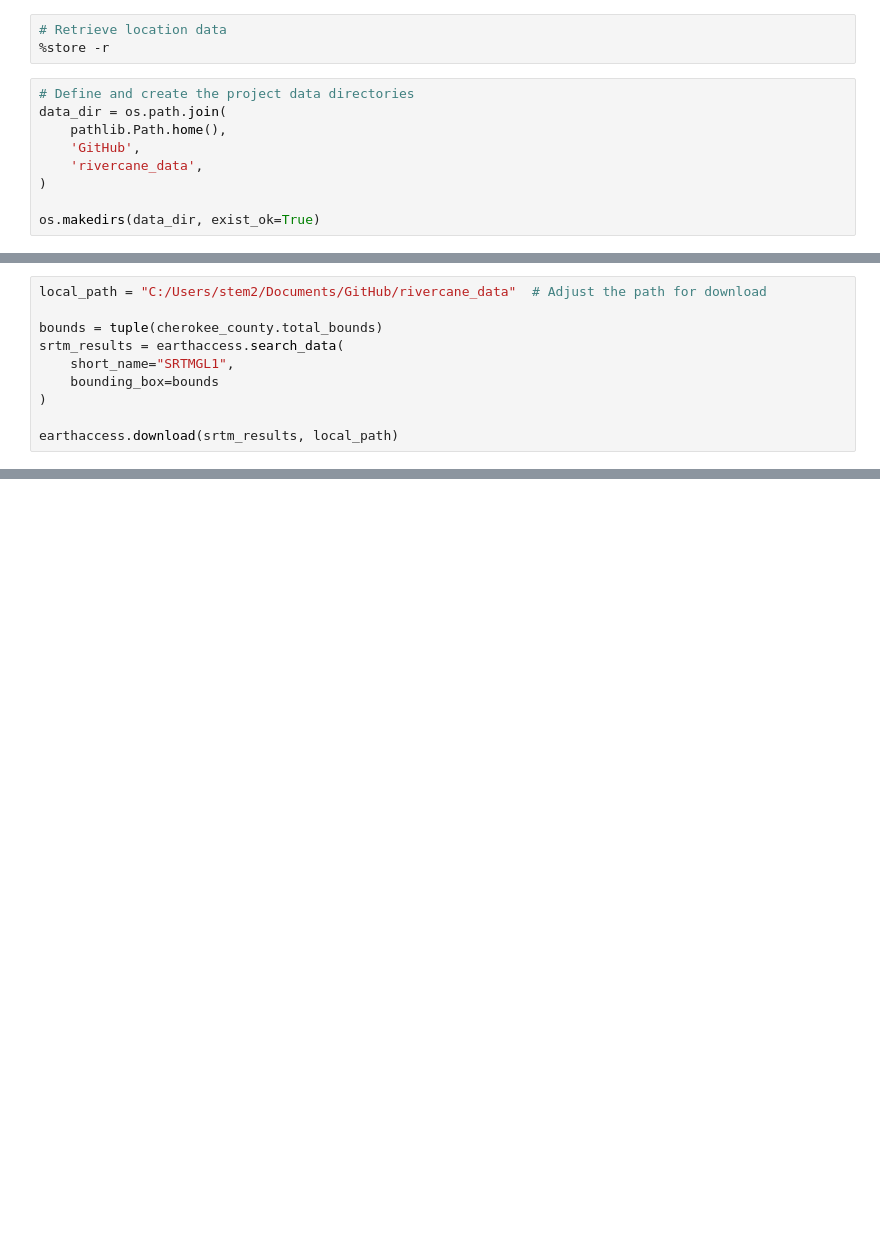
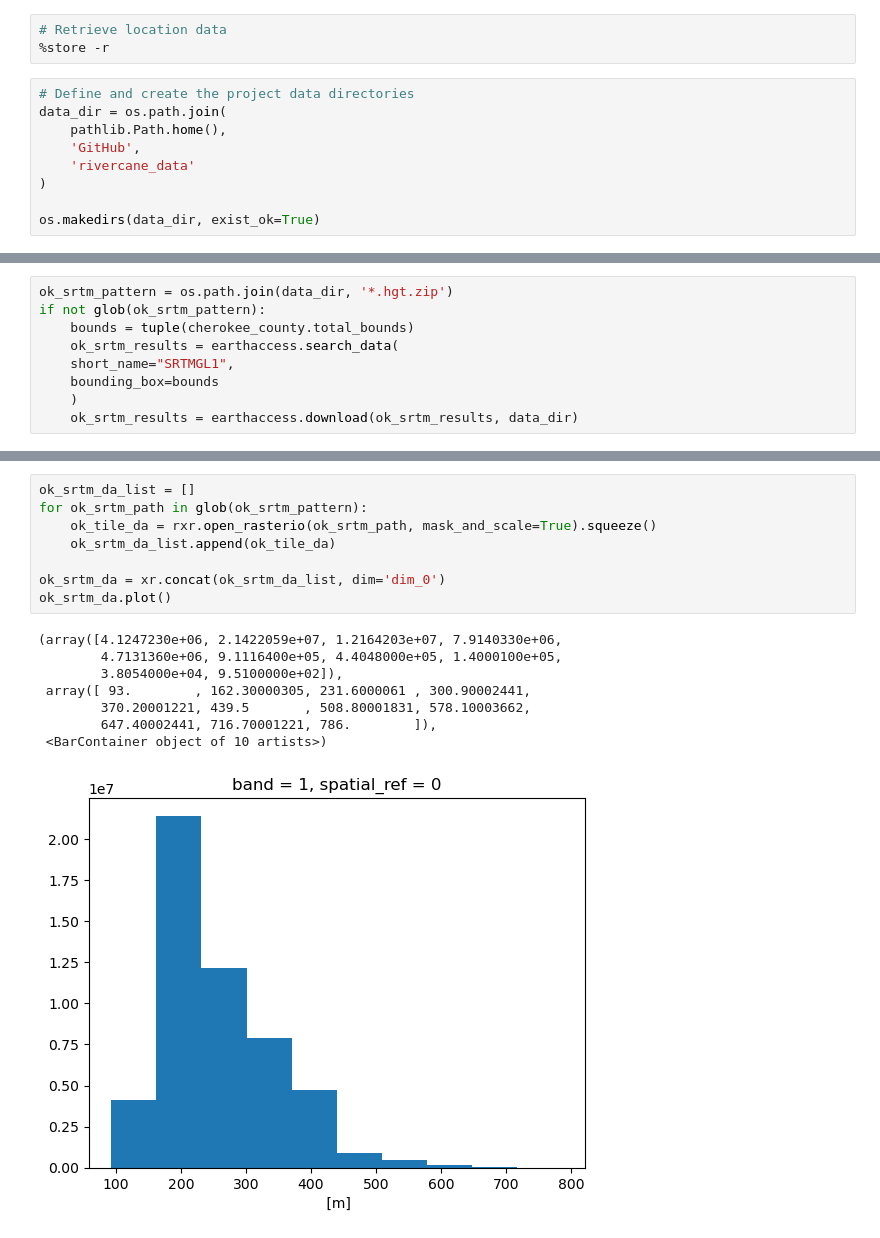
Before and after one commit to BioNCphilic/rivercane, a Jupyter notebook: rivercane_notebooks/rivercane-34-wrangle-elevation.ipynb, the cells around one changed output, grey strips where cells are left out. Saved outputs shown, nothing was run; the diff lists cells and outputs as text; blank space fills up the shorter version.

Commit message:
elevation data for both locations

```diff
--- a/rivercane_notebooks/rivercane-34-wrangle-elevation.ipynb
+++ b/rivercane_notebooks/rivercane-34-wrangle-elevation.ipynb
@@ -24,7 +24,7 @@ import zipfile
 data_dir = os.path.join(
     pathlib.Path.home(),
     'GitHub',
-    'rivercane_data',
+    'rivercane_data'
 )
 
 os.makedirs(data_dir, exist_ok=True)
@@ -39,10 +56,9 @@ for dataset in datasets:
 # %%
-local_path = "C:/Users/stem2/Documents/GitHub/rivercane_data"  # Adjust the path for download
-
-bounds = tuple(cherokee_county.total_bounds)
-srtm_results = earthaccess.search_data(
+ok_srtm_pattern = os.path.join(data_dir, '*.hgt.zip')
+if not glob(ok_srtm_pattern):
+    bounds = tuple(cherokee_county.total_bounds)
+    ok_srtm_results = earthaccess.search_data(
     short_name="SRTMGL1",
     bounding_box=bounds
-)
-
-earthaccess.download(srtm_results, local_path)
+    )
+    ok_srtm_results = earthaccess.download(ok_srtm_results, data_dir)
@@ -83,0 +72,17 @@ ok_strm_da = rxr.open_rasterio()
+# %%
+ok_srtm_da_list = []
+for ok_srtm_path in glob(ok_srtm_pattern):
+    ok_tile_da = rxr.open_rasterio(ok_srtm_path, mask_and_scale=True).squeeze()
+    ok_srtm_da_list.append(ok_tile_da)
+
+ok_srtm_da = xr.concat(ok_srtm_da_list, dim='dim_0')
+ok_srtm_da.plot()
+# %% [output]
+(array([4.1247230e+06, 2.1422059e+07, 1.2164203e+07, 7.9140330e+06,
+        4.7131360e+06, 9.1116400e+05, 4.4048000e+05, 1.4000100e+05,
+        3.8054000e+04, 9.5100000e+02]),
+ array([ 93.        , 162.30000305, 231.6000061 , 300.90002441,
+        370.20001221, 439.5       , 508.80001831, 578.10003662,
+        647.40002441, 716.70001221, 786.        ]),
+ <BarContainer object of 10 artists>)
+[figure, added]
```
Also changed, not shown: parts of 12 cells of this notebook.
